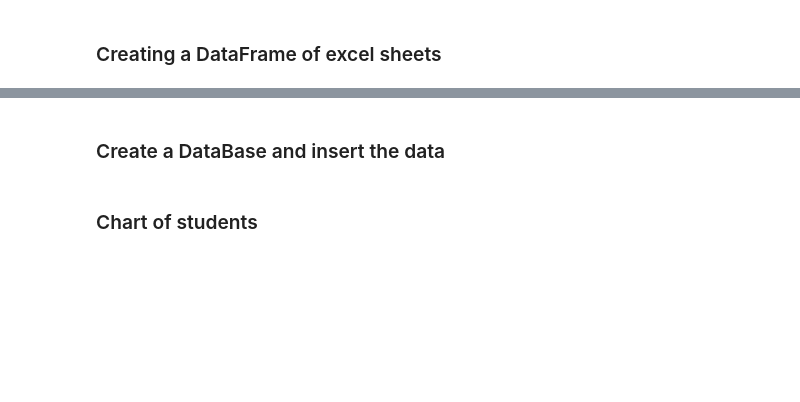
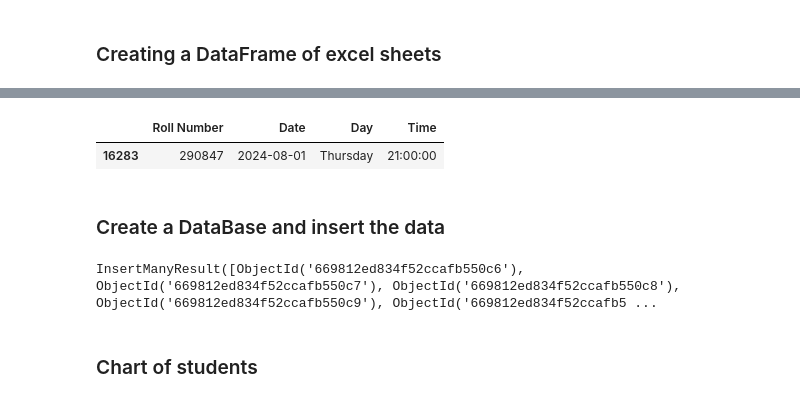
Before and after one commit to syeda-hoorain-ali/giaic-exams-schedule, a Jupyter notebook: python/example.ipynb, the cells around one changed output, grey strips where cells are left out. Drawn from its saved outputs; the diff is of its cells as text; code cells hidden in the pictures; blank space fills up the shorter version.

```diff
--- a/python/example.ipynb
+++ b/python/example.ipynb
@@ -21,9 +28,15 @@ data.head()
+# %%
+data[data['Roll Number'] == 290847]
+# %% [output]
+|  | Roll Number | Date | Day | Time |
+| 16283 | 290847 | 2024-08-01 | Thursday | 21:00:00 |
 # %% [markdown]
 ### Create a DataBase and insert the data
 # %%
+import os
 from pymongo import MongoClient
 
-URI: str = "mongodb+srv://jagjets133:Hellocomputer12345@cluster0.tzifphj.mongodb.net/"
+URI: str = os.getenv("MONGODB_URI") or ''
 client = MongoClient(URI)
 
 db = client['giaic_exams']
@@ -31,6 +44,8 @@ collection = db['batch1_quatre1']
 
 records = data.to_dict(orient='records')
 collection.insert_many(records)
+# %% [output]
+InsertManyResult([ObjectId('669812ed834f52ccafb550c6'), ObjectId('669812ed834f52ccafb550c7'), ObjectId('669812ed834f52ccafb550c8'), ObjectId('669812ed834f52ccafb550c9'), ObjectId('669812ed834f52ccafb5 ...
 # %% [markdown]
 ### Chart of students
 # %%
```
Also changed, not shown: parts of 2 cells of this notebook, 2 other files.
